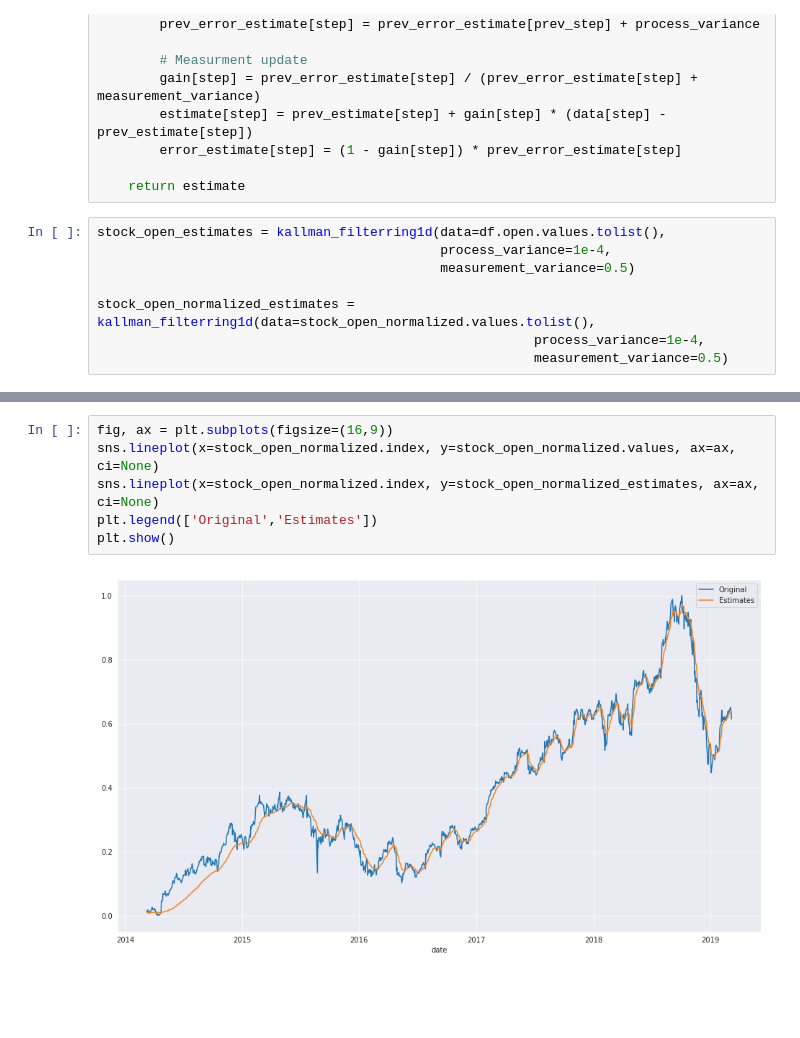
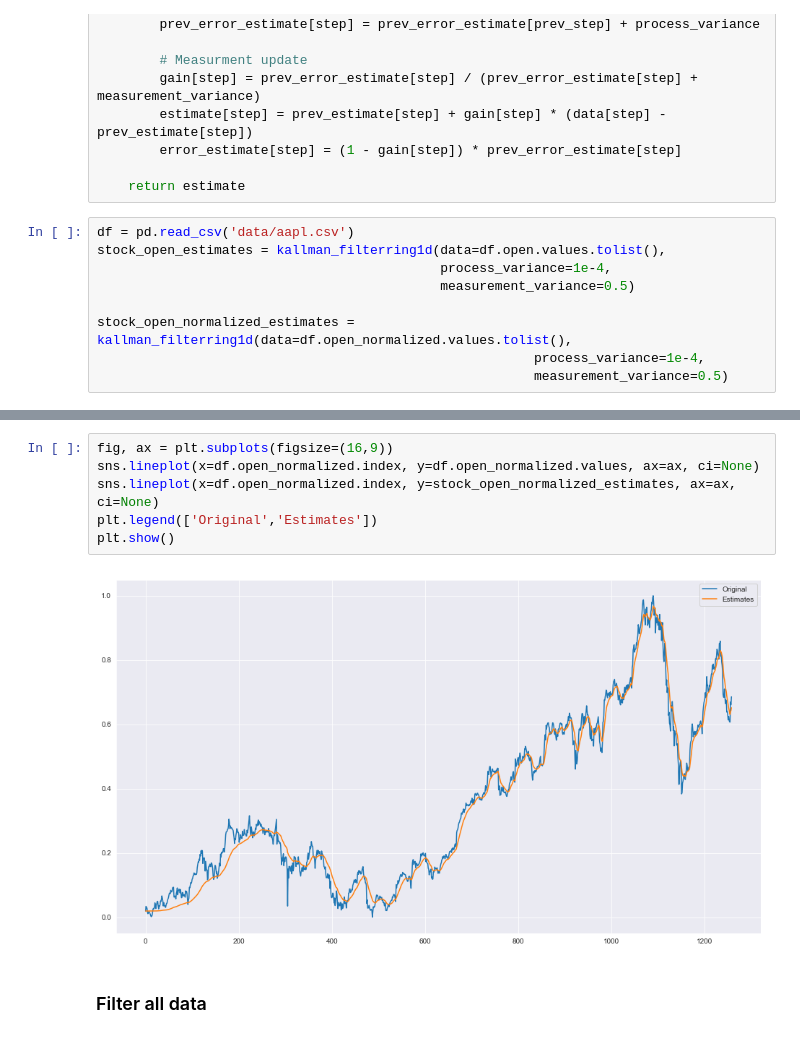
Before and after one commit to siag-sggw/spp-prediction-api, a Jupyter notebook: notebooks/kalman_filterring.ipynb, the cells around one changed output, grey strips where cells are left out. Cells and saved outputs as stored; diff of their text form; blank space fills up the shorter version.

```diff
--- a/notebooks/kalman_filterring.ipynb
+++ b/notebooks/kalman_filterring.ipynb
@@ -79,11 +79,12 @@ def kallman_filterring1d(data,
 
     return estimate
 # %%
+df = pd.read_csv('data/aapl.csv')
 stock_open_estimates = kallman_filterring1d(data=df.open.values.tolist(),
                                             process_variance=1e-4,
                                             measurement_variance=0.5)
 
-stock_open_normalized_estimates = kallman_filterring1d(data=stock_open_normalized.values.tolist(),
+stock_open_normalized_estimates = kallman_filterring1d(data=df.open_normalized.values.tolist(),
                                                         process_variance=1e-4,
                                                         measurement_variance=0.5)
 # %%
@@ -97,8 +98,10 @@ plt.show()
 # %%
 fig, ax = plt.subplots(figsize=(16,9))
-sns.lineplot(x=stock_open_normalized.index, y=stock_open_normalized.values, ax=ax, ci=None)
-sns.lineplot(x=stock_open_normalized.index, y=stock_open_normalized_estimates, ax=ax, ci=None)
+sns.lineplot(x=df.open_normalized.index, y=df.open_normalized.values, ax=ax, ci=None)
+sns.lineplot(x=df.open_normalized.index, y=stock_open_normalized_estimates, ax=ax, ci=None)
 plt.legend(['Original','Estimates'])
 plt.show()
 # %% [output]
-[figure, old version]
+[figure, new version]
+# %% [markdown]
+### Filter all data
```
Also changed, not shown: parts of 4 cells of this notebook, 32 other files.
